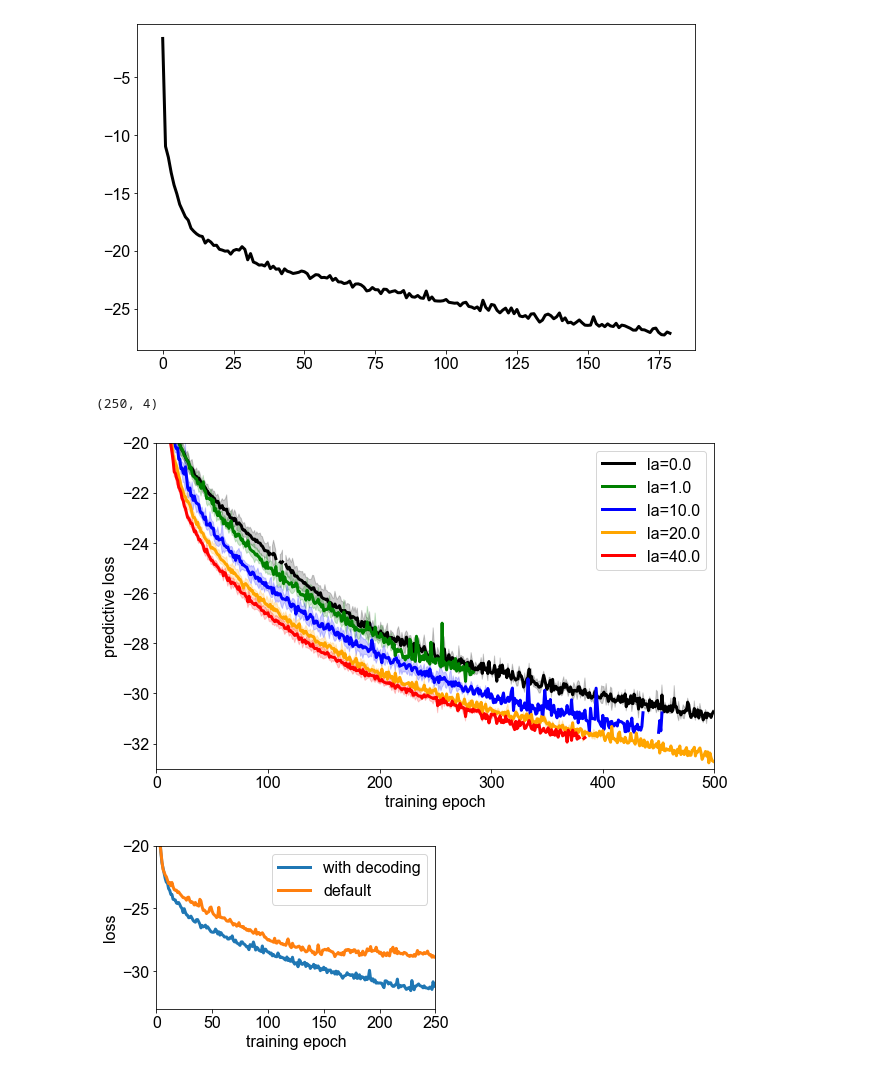
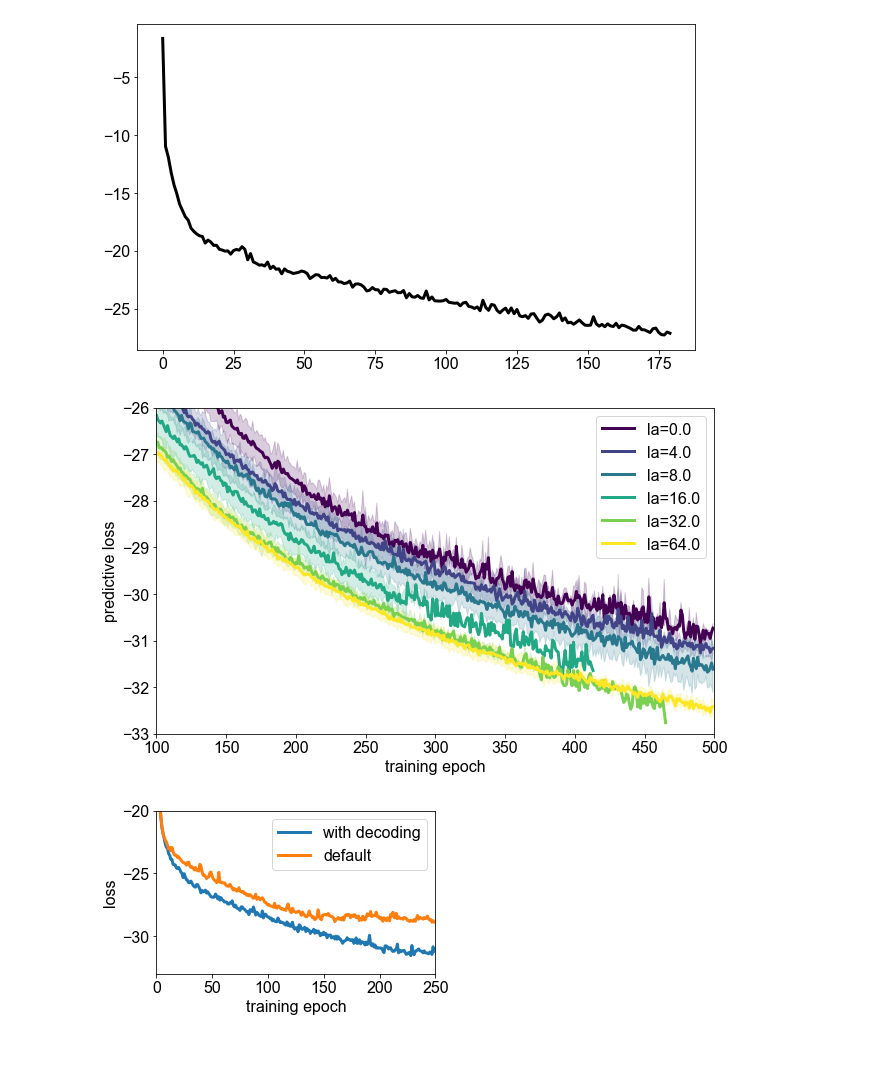
Before and after one commit to azaho/flappydream, a Jupyter notebook: testing.ipynb, the cells around one changed output. Drawn from its saved outputs; the diff is of its cells as text; code cells hidden in the pictures.

```diff
--- a/testing.ipynb
+++ b/testing.ipynb
@@ -9,8 +14,9 @@ import json
 # %%
 import os
-for random_index in range(0, 20):
-    for lambda_sv_i, lambda_sv in enumerate([0.0]):#, 0.01, 0.1, 0.5]):
-        color = ["black", "green", "blue", "orange", "red"][lambda_sv_i]
+lambda_svs = [0.0, 4.0, 8.0, 16.0, 32.0, 64.0]
+for random_index in range(20, 40):
+    for lambda_sv_i, lambda_sv in enumerate(lambda_svs):
+        color = plt.cm.get_cmap('viridis')(np.linspace(0, 1, len(lambda_svs)))[lambda_sv_i]
         state_vars_to_predict = [9, 10, 11]
         detach_gradients = False
         use_layernorm = False
@@ -35,4 +41,4 @@ for random_index in range(0, 20):
                 epoch_num = int(file.split("epoch")[1].split(".")[0])
                 if epoch_num > last_epoch:
                     last_epoch = epoch_num
-        print(lambda_sv, random_index, last_epoch)
+        #print(lambda_sv, random_index, last_epoch)
@@ -250,10 +196,6 @@ plt.show()
 # %% [output]
 FileNotFoundError: [Errno 2] No such file or directory: 'data/rnn_ln0_nh128_dlz8_mgn100.0_lr0.001_dg0_da40_sv9x10x11_lsv1_r10/rnn_losses.npz'
 [figure]
-# %%
-std_losses.shape
-# %% [output]
-(250, 4)
 # %%
 import numpy as np
 import matplotlib.pyplot as plt
@@ -262,47 +204,52 @@ plt.rcParams.update({'font.family': 'Arial', 'font.size': 16})
 
 plt.figure(figsize=(10, 6))  # Adjust the figure size as needed
 
-for lambda_sv_i, lambda_sv in enumerate([0.0, 1.0, 10.0, 20.0, 40.0]):
-    color = ["black", "green", "blue", "orange", "red"][lambda_sv_i]
 
+for lambda_sv_i, lambda_sv in enumerate(lambda_svs):
+    color = plt.cm.get_cmap('viridis')(np.linspace(0, 1, len(lambda_svs)))[lambda_sv_i]
+
+    random_indices = range(20, 40) if lambda_sv_i>0 else range(0, 40)
     all_losses = []
-    for random_index in range(5 if lambda_sv_i>0 else 20):
+    for random_index in random_indices:
         state_vars_to_predict = [9, 10, 11]
         detach_gradients = False
         use_layernorm = False
         truncate_at_batch = 40
         n_hidden = 128
         train_epochs = 250
         save_every_epochs = 50
         max_gradient_norm = 100.0
         lr = 0.001
         dim_latent_z = 8
 
         # if lambda_sv == 0:
         #     state_vars_to_predict = []
 
         sv_str = 'x'.join([str(x) for x in state_vars_to_predict]) if len(state_vars_to_predict) > 0 else 'X'
         rnn_id = f"_ln{1 if use_layernorm else 0}_nh{n_hidden}_dlz{dim_latent_z}_mgn{max_gradient_norm}_lr{lr}" + \
                  f"_dg{1 if detach_gradients else 0}_da{truncate_at_batch}_sv{sv_str}_lsv{lambda_sv}_r{random_index}"
 
-        losses_store = np.load(f'data/rnn{rnn_id}/rnn_losses.npz')['losses_store']
-        all_losses.append(np.mean(losses_store, axis=1)[:, 0])
+        try:
+            losses_store = np.load(f'data/rnn{rnn_id}/rnn_losses.npz')['losses_store']
+            all_losses.append(np.nanmean(losses_store, axis=1)[:, 0])
+        except:
+            pass
 
     all_losses = np.array(all_losses)
     mean_losses = np.nanmean(all_losses, axis=0)
     std_losses = np.nanstd(all_losses, axis=0)
 
     plt.plot(mean_losses, linewidth=3, color=color, label=f"la={lambda_sv}")
     plt.fill_between(range(len(mean_losses)), mean_losses - std_losses, mean_losses + std_losses, color=color, alpha=0.2)
 
 plt.legend()
-plt.ylim(-33, -20)
-plt.xlim(0, 500)
+plt.ylim(-33, -26)
+plt.xlim(100, 500)
 plt.xlabel("training epoch")
 plt.ylabel("predictive loss")
 plt.show()
 # %% [output]
-[figure, old version]
+[figure, new version]
 # %%
 plt.rcParams.update({'font.family': 'Arial', 'font.size': 16})
 plt.figure(figsize=(5, 3))  # Adjust the figure size as needed
```
Also changed, not shown: parts of 5 cells of this notebook, 1 other file.
